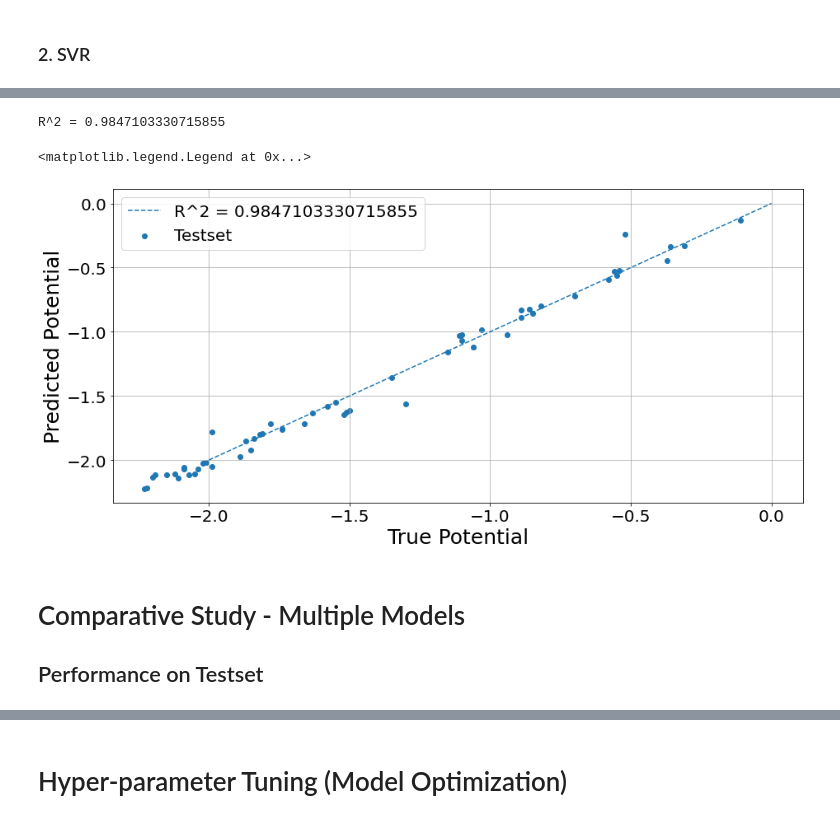
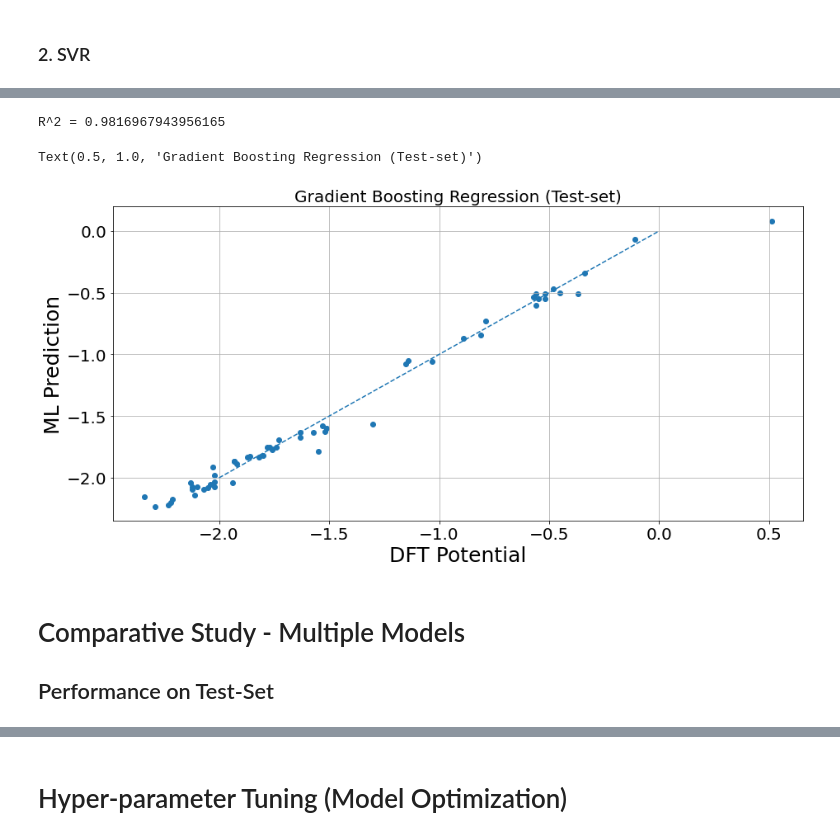
Before and after one commit to siddharth-ncl-work/miscellaneous, a Jupyter notebook: machine_learning_project_ideas/1/model_training.ipynb, the cells around one changed output, grey strips where cells are left out. Cells and saved outputs as stored; diff of their text form; code cells hidden in the pictures.

```diff
--- a/machine_learning_project_ideas/1/model_training.ipynb
+++ b/machine_learning_project_ideas/1/model_training.ipynb
@@ -141,24 +200,24 @@ R^2 = 0.9428901128008401
 # %%
 from sklearn.ensemble import GradientBoostingRegressor
 
 gbr=GradientBoostingRegressor().fit(X_train_scaled, y_train)
 
 y_pred=gbr.predict(X_test_scaled)
 r2=r2_score(y_test,y_pred)
 print(f'R^2 = {r2}')
-plt.scatter(y_test,y_pred,label='Testset')
-plt.plot(np.linspace(-2,0),np.linspace(-2,0),ls='dashed',label=f'R^2 = {r2}')
-plt.xlabel('True Potential')
-plt.ylabel('Predicted Potential')
-plt.legend()
+plt.scatter(y_test,y_pred,label=f'R^2 = {r2}')
+plt.plot(np.linspace(-2,0),np.linspace(-2,0),ls='dashed',label='Y = X line')
+plt.xlabel('DFT Potential')
+plt.ylabel('ML Prediction')
+plt.title('Gradient Boosting Regression (Test-set)')
 # %% [output]
-R^2 = 0.9847103330715855
+R^2 = 0.9816967943956165
-<matplotlib.legend.Legend at 0x...>
+Text(0.5, 1.0, 'Gradient Boosting Regression (Test-set)')
-[figure, old version]
+[figure, new version]
 # %% [markdown]
 # Comparative Study - Multiple Models
 
-## Performance on Testset
+## Performance on Test-Set
 # %%
 %%time
 from sklearn.linear_model import LinearRegression
```
Also changed, not shown: parts of 58 cells of this notebook, 3 other files.
